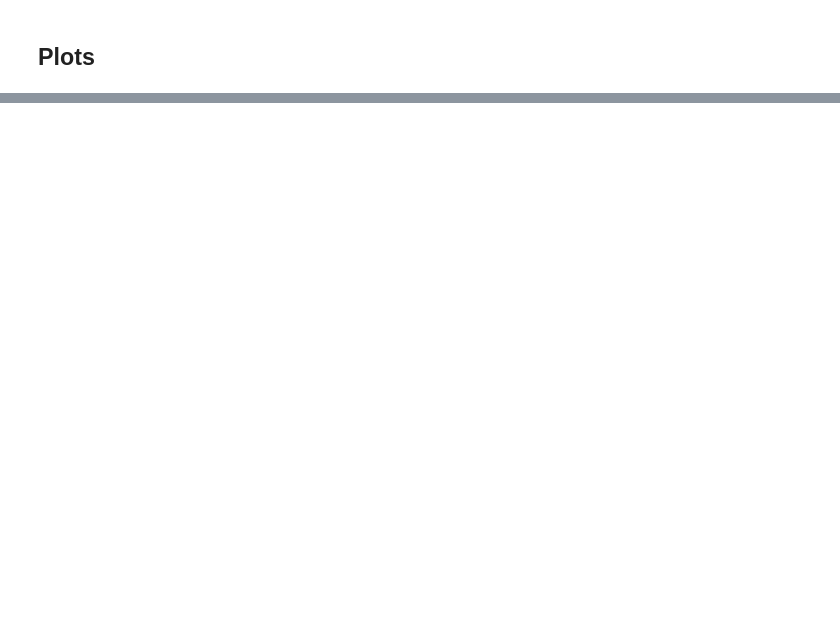
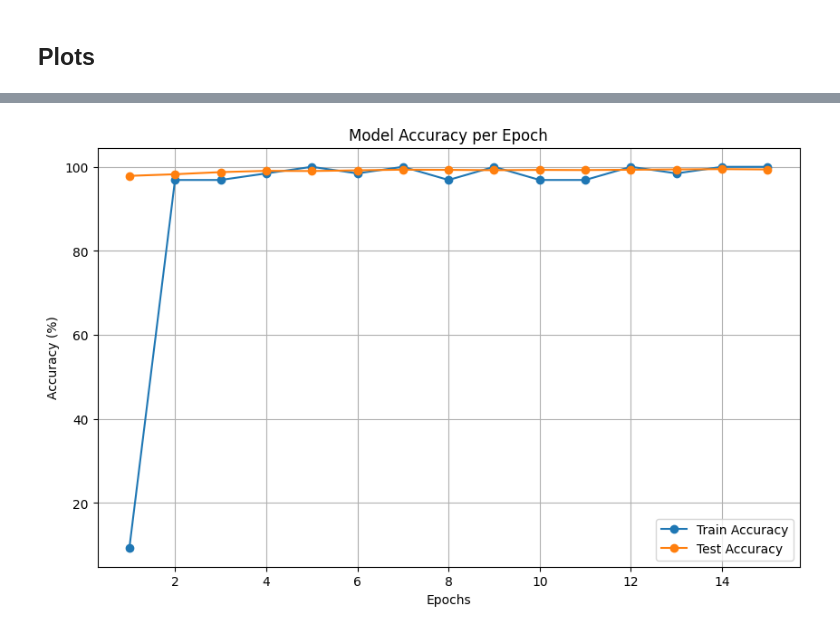
Before and after one commit to rshekhar93/ERA_Assignments, a Jupyter notebook: 7th_Session_In_depth_Coding_Practice_CNNs/notebooks/MNIST_CNN_Fine_Tunning_Model_3.ipynb, the cells around one changed output, grey strips where cells are left out. Saved outputs shown, nothing was run; the diff lists cells and outputs as text; code cells hidden in the pictures; blank space fills up the shorter version.

```diff
--- a/7th_Session_In_depth_Coding_Practice_CNNs/notebooks/MNIST_CNN_Fine_Tunning_Model_3.ipynb
+++ b/7th_Session_In_depth_Coding_Practice_CNNs/notebooks/MNIST_CNN_Fine_Tunning_Model_3.ipynb
@@ -139,25 +139,25 @@ class TinyCNN(nn.Module):
 
         # CONVOLUTION BLOCK 2
         self.convblock4 = nn.Sequential(
-            nn.Conv2d(in_channels=16, out_channels=8, kernel_size=(3, 3), padding=0, bias=False),
+            nn.Conv2d(in_channels=16, out_channels=12, kernel_size=(3, 3), padding=0, bias=False),
             nn.ReLU(),
-            nn.BatchNorm2d(8),
+            nn.BatchNorm2d(12),
             nn.Dropout(dropout_value)
         ) # output_size = 10
         self.convblock5 = nn.Sequential(
-            nn.Conv2d(in_channels=8, out_channels=16, kernel_size=(3, 3), padding=0, bias=False),
+            nn.Conv2d(in_channels=12, out_channels=16, kernel_size=(3, 3), padding=0, bias=False),
             nn.ReLU(),
             nn.BatchNorm2d(16),
             nn.Dropout(dropout_value)
         ) # output_size = 8
         self.convblock6 = nn.Sequential(
-            nn.Conv2d(in_channels=16, out_channels=8, kernel_size=(3, 3), padding=0, bias=False),
+            nn.Conv2d(in_channels=16, out_channels=12, kernel_size=(3, 3), padding=0, bias=False),
             nn.ReLU(),
-            nn.BatchNorm2d(8),
+            nn.BatchNorm2d(12),
             nn.Dropout(dropout_value)
         ) # output_size = 6
         self.convblock7 = nn.Sequential(
-            nn.Conv2d(in_channels=8, out_channels=16, kernel_size=(3, 3), padding=1, bias=False),
+            nn.Conv2d(in_channels=12, out_channels=16, kernel_size=(3, 3), padding=1, bias=False),
             nn.ReLU(),
             nn.BatchNorm2d(16),
             nn.Dropout(dropout_value)
@@ -341,0 +386,16 @@ Text(0.5, 1.0, 'Test Accuracy')
+# %%
+# Calculate epoch-level training accuracy
+train_acc_epoch = []
+for i in range(0, len(train_acc), len(train_loader)):  # len(train_loader) = 938
+   train_acc_epoch.append(train_acc[i])
+plt.figure(figsize=(10,6))
+plt.plot(range(1, params.num_epochs + 1), train_acc_epoch, label='Train Accuracy', marker='o')
+plt.plot(range(1, params.num_epochs + 1), test_acc, label='Test Accuracy', marker='o')
+plt.title('Model Accuracy per Epoch')
+plt.xlabel('Epochs')
+plt.ylabel('Accuracy (%)')
+plt.legend()
+plt.grid(True)
+plt.show()
+# %% [output]
+[figure, added]
```
Also changed, not shown: parts of 5 cells of this notebook.
